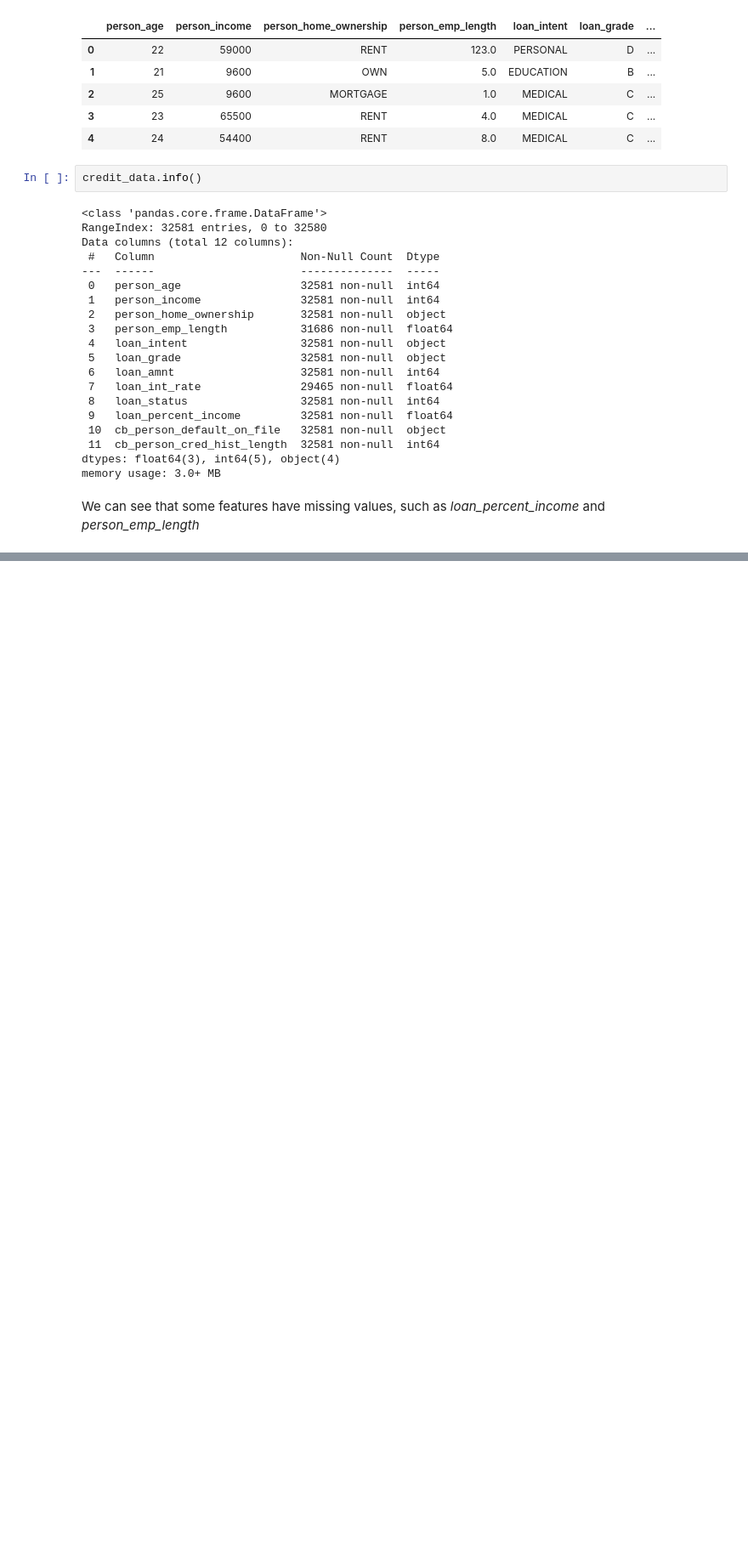
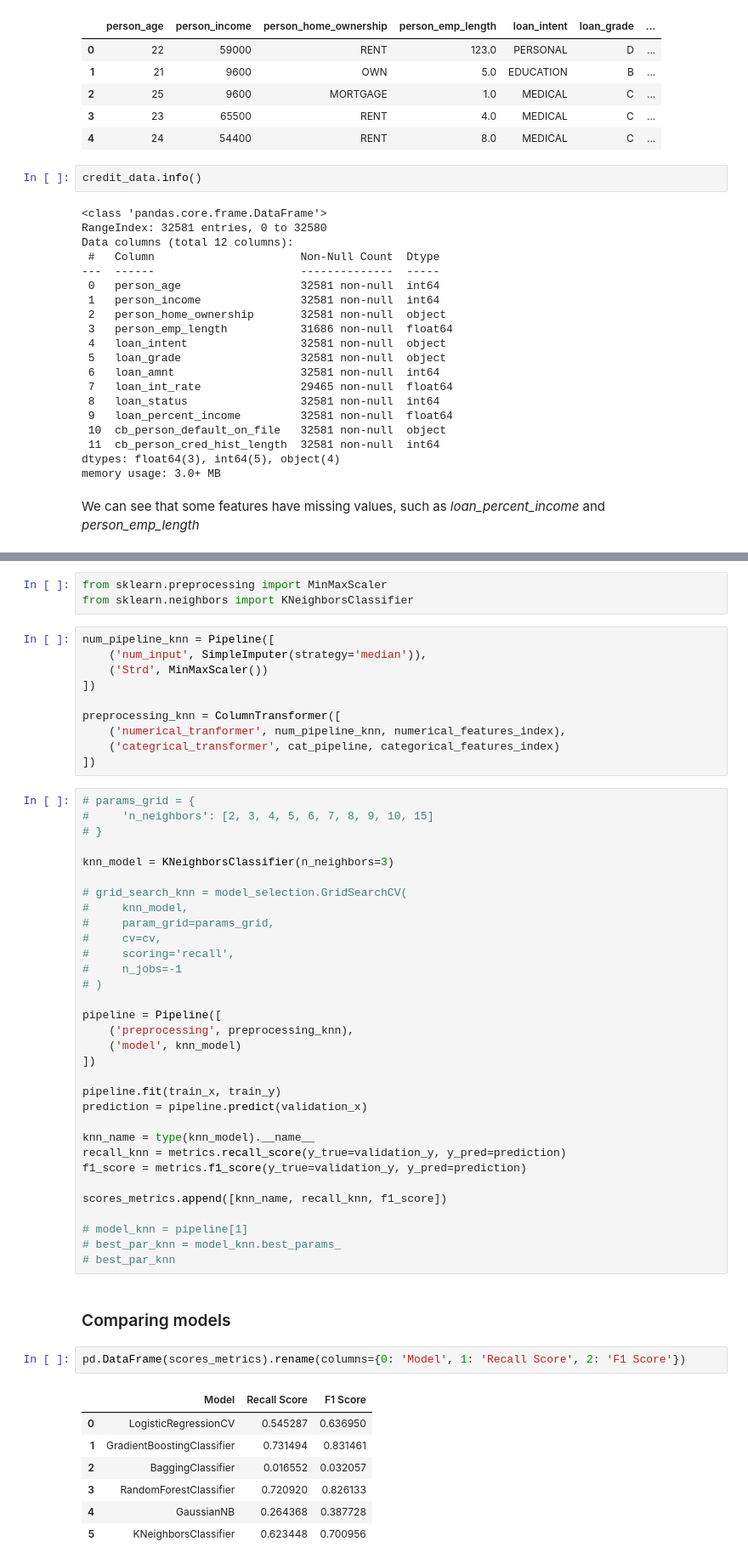
Before and after one commit to iasuu/credit_risk_model, a Jupyter notebook: MODEL/script.ipynb, the cells around one changed output, grey strips where cells are left out. Shown: that part at 85% size. Saved outputs shown, nothing was run; the diff lists cells and outputs as text; blank space fills up the shorter version.

Commit message:
pd models

```diff
--- a/MODEL/script.ipynb
+++ b/MODEL/script.ipynb
@@ -48,0 +253,57 @@ We can see that some features have missing values, such as *loan_percent_income*
+# %%
+from sklearn.preprocessing import MinMaxScaler
+from sklearn.neighbors import KNeighborsClassifier
+# %%
+num_pipeline_knn = Pipeline([
+    ('num_input', SimpleImputer(strategy='median')),
+    ('Strd', MinMaxScaler())
+])
+
+preprocessing_knn = ColumnTransformer([
+    ('numerical_tranformer', num_pipeline_knn, numerical_features_index),
+    ('categrical_transformer', cat_pipeline, categorical_features_index)
+])
+# %%
+# params_grid = {
+#     'n_neighbors': [2, 3, 4, 5, 6, 7, 8, 9, 10, 15]
+# }
+
+knn_model = KNeighborsClassifier(n_neighbors=3)
+
+# grid_search_knn = model_selection.GridSearchCV(
+#     knn_model,
+#     param_grid=params_grid,
+#     cv=cv,
+#     scoring='recall',
+#     n_jobs=-1
+# )
+
+pipeline = Pipeline([
+    ('preprocessing', preprocessing_knn),
+    ('model', knn_model)
+])
+
+pipeline.fit(train_x, train_y)
+prediction = pipeline.predict(validation_x)
+
+knn_name = type(knn_model).__name__
+recall_knn = metrics.recall_score(y_true=validation_y, y_pred=prediction)
+f1_score = metrics.f1_score(y_true=validation_y, y_pred=prediction)
+
+scores_metrics.append([knn_name, recall_knn, f1_score])
+
+# model_knn = pipeline[1]
+# best_par_knn = model_knn.best_params_
+# best_par_knn
+# %% [markdown]
+### Comparing models
+# %%
+pd.DataFrame(scores_metrics).rename(columns={0: 'Model', 1: 'Recall Score', 2: 'F1 Score'})
+# %% [output]
+|  | Model | Recall Score | F1 Score |
+| 0 | LogisticRegressionCV | 0.545287 | 0.636950 |
+| 1 | GradientBoostingClassifier | 0.731494 | 0.831461 |
+| 2 | BaggingClassifier | 0.016552 | 0.032057 |
+| 3 | RandomForestClassifier | 0.720920 | 0.826133 |
+| 4 | GaussianNB | 0.264368 | 0.387728 |
+| 5 | KNeighborsClassifier | 0.623448 | 0.700956 |
```
Also changed, not shown: parts of 20 cells of this notebook.
